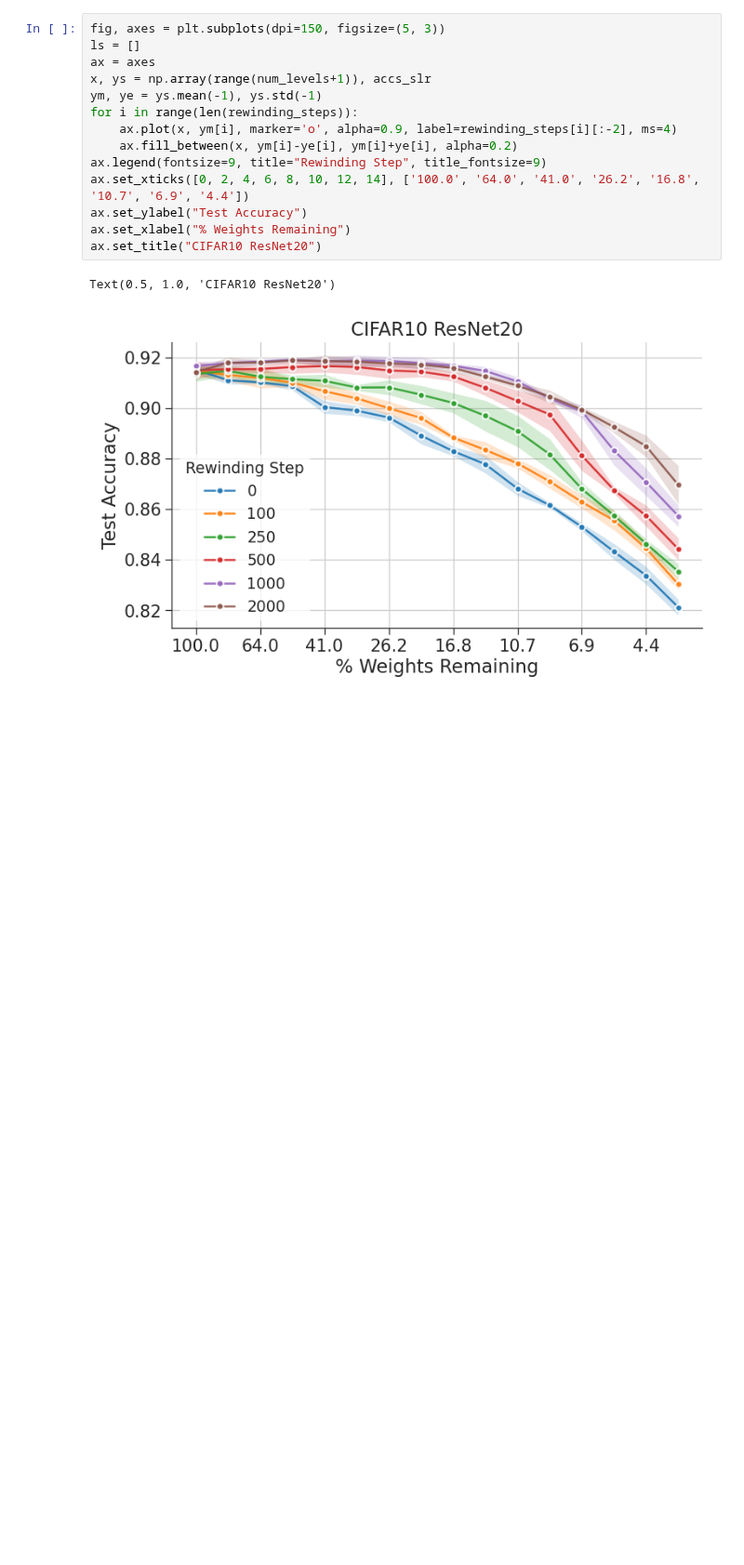
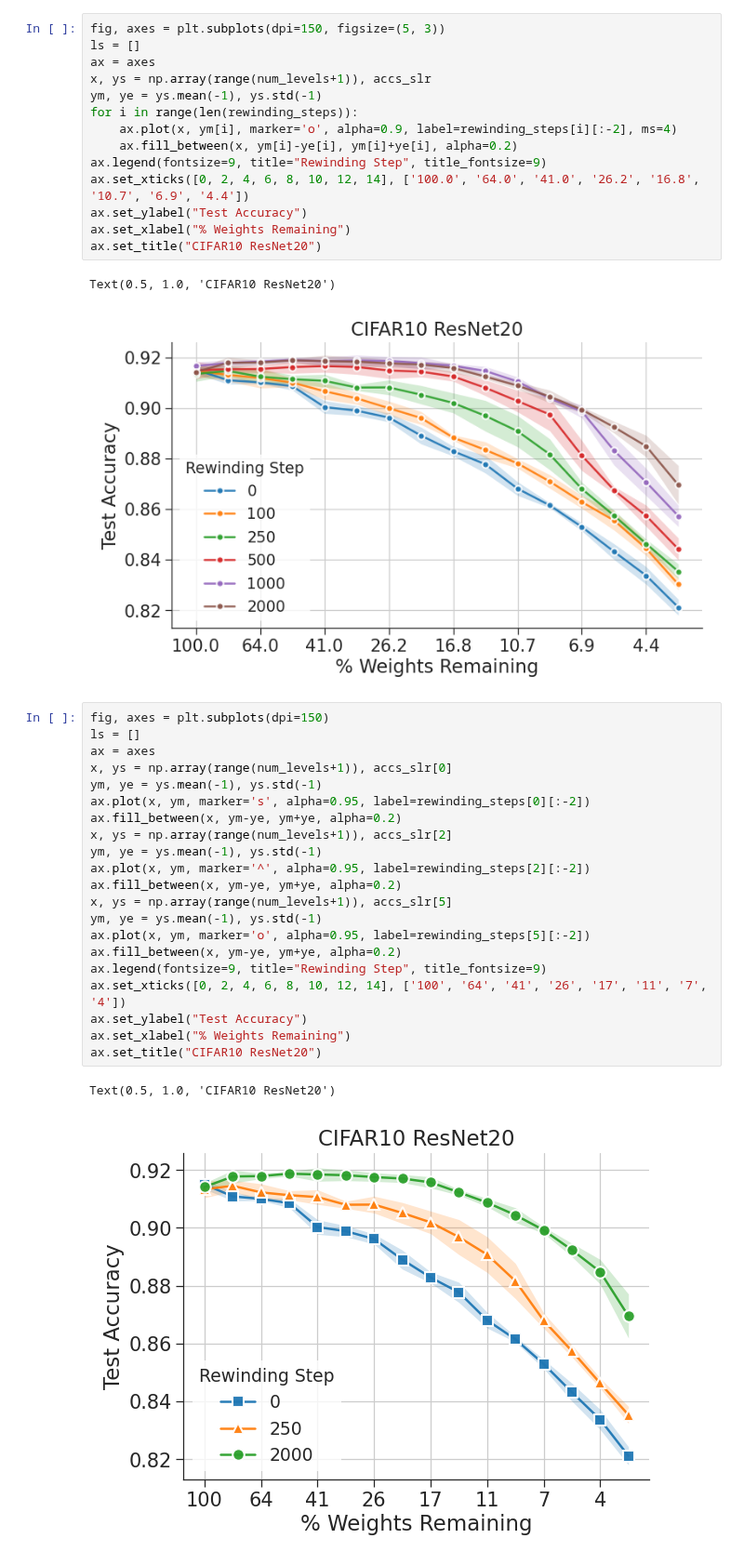
Before and after one commit to mansheej/lth_diet, a Jupyter notebook: ipynbs/220501_CF10_RN20_test_imp_implementation.ipynb, the cells around one changed output. Shown at 93% size. Saved outputs shown, nothing was run; the diff lists cells and outputs as text; blank space fills up the shorter version.

Commit message:
updated plots

```diff
--- a/ipynbs/220501_CF10_RN20_test_imp_implementation.ipynb
+++ b/ipynbs/220501_CF10_RN20_test_imp_implementation.ipynb
@@ -73,3 +73,27 @@ ax.set_title("CIFAR10 ResNet20")
 # %% [output]
 Text(0.5, 1.0, 'CIFAR10 ResNet20')
 [figure]
+# %%
+fig, axes = plt.subplots(dpi=150)
+ls = []
+ax = axes
+x, ys = np.array(range(num_levels+1)), accs_slr[0]
+ym, ye = ys.mean(-1), ys.std(-1)
+ax.plot(x, ym, marker='s', alpha=0.95, label=rewinding_steps[0][:-2])
+ax.fill_between(x, ym-ye, ym+ye, alpha=0.2)
+x, ys = np.array(range(num_levels+1)), accs_slr[2]
+ym, ye = ys.mean(-1), ys.std(-1)
+ax.plot(x, ym, marker='^', alpha=0.95, label=rewinding_steps[2][:-2])
+ax.fill_between(x, ym-ye, ym+ye, alpha=0.2)
+x, ys = np.array(range(num_levels+1)), accs_slr[5]
+ym, ye = ys.mean(-1), ys.std(-1)
+ax.plot(x, ym, marker='o', alpha=0.95, label=rewinding_steps[5][:-2])
+ax.fill_between(x, ym-ye, ym+ye, alpha=0.2)
+ax.legend(fontsize=9, title="Rewinding Step", title_fontsize=9)
+ax.set_xticks([0, 2, 4, 6, 8, 10, 12, 14], ['100', '64', '41', '26', '17', '11', '7', '4'])
+ax.set_ylabel("Test Accuracy")
+ax.set_xlabel("% Weights Remaining")
+ax.set_title("CIFAR10 ResNet20")
+# %% [output]
+Text(0.5, 1.0, 'CIFAR10 ResNet20')
+[figure, added]
```
Also changed, not shown: 1 other file.
